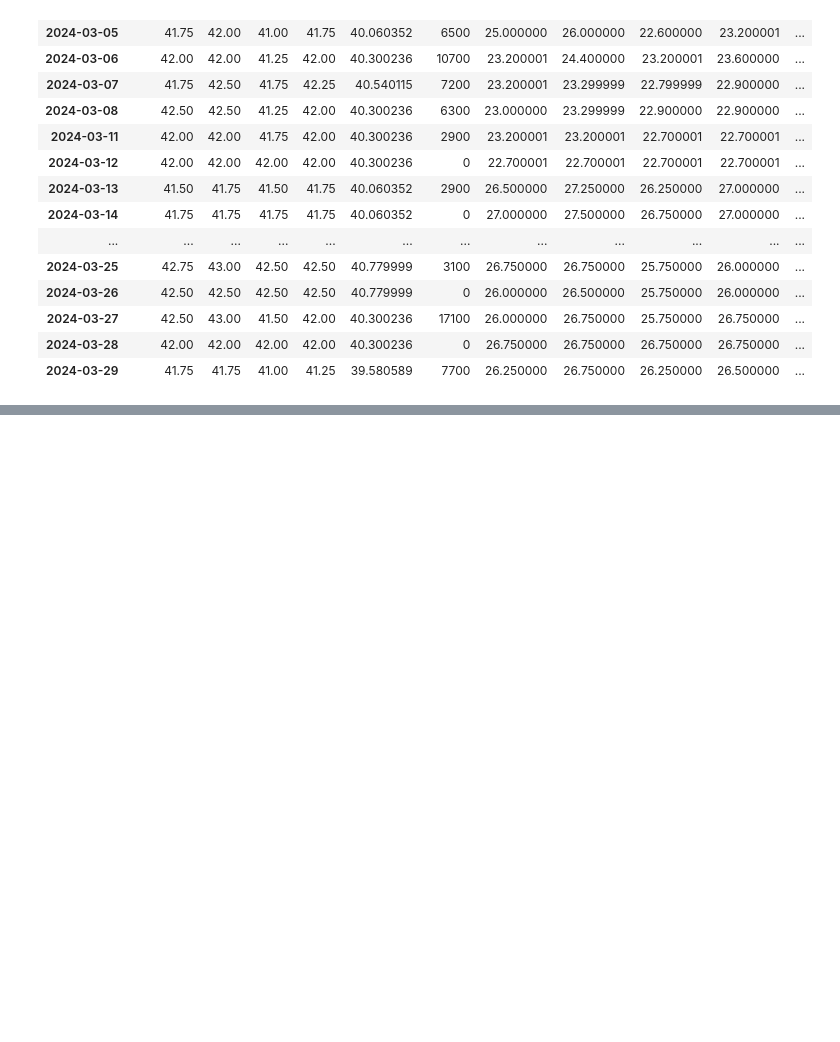
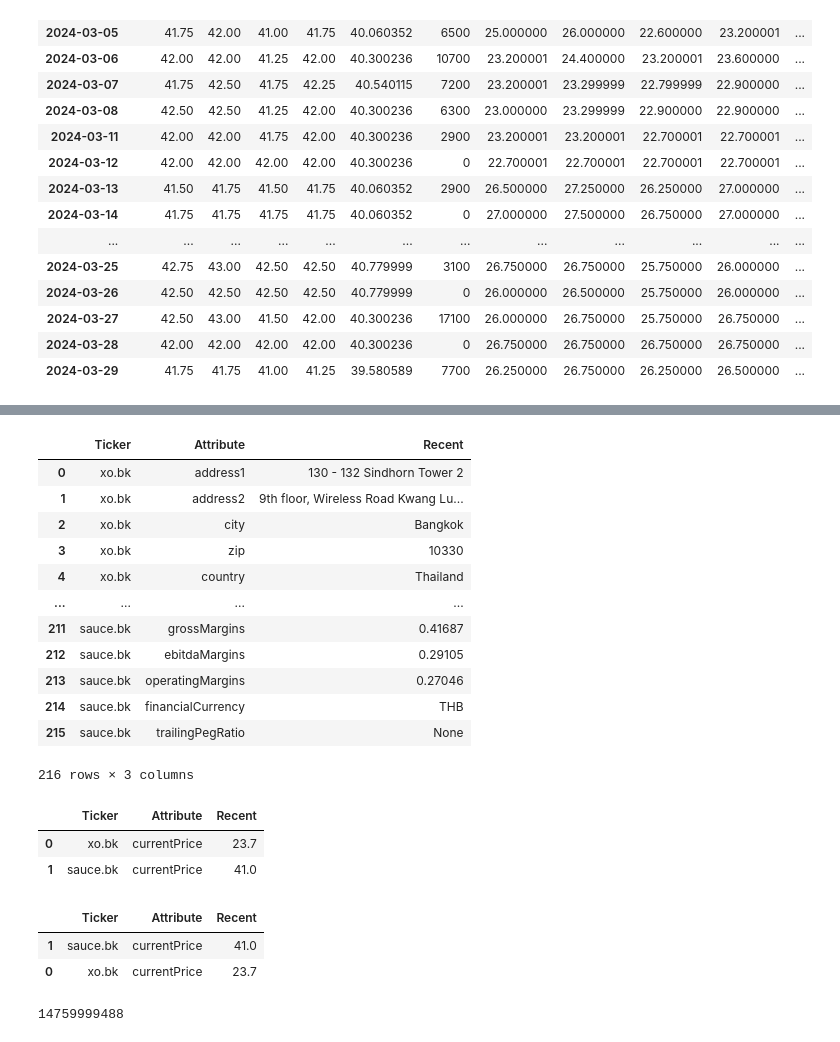
Before and after one commit to NarasetS/StockTH_MagicFormula, a Jupyter notebook: Untitled-1.ipynb, the cells around one changed output, grey strips where cells are left out. Saved outputs shown, nothing was run; the diff lists cells and outputs as text; code cells hidden in the pictures; blank space fills up the shorter version.

```diff
--- a/Untitled-1.ipynb
+++ b/Untitled-1.ipynb
@@ -77,0 +206,39 @@ AttributeError: 'Ticker' object has no attribute 'sum'
+# %%
+del combined_data["level_1"] # clean up unnecessary column
+combined_data.columns = ["Ticker", "Attribute", "Recent"] # update column names
+
+combined_data
+# %% [output]
+|  | Ticker | Attribute | Recent |
+| 0 | xo.bk | address1 | 130 - 132 Sindhorn Tower 2 |
+| 1 | xo.bk | address2 | 9th floor, Wireless Road Kwang Lu... |
+| 2 | xo.bk | city | Bangkok |
+| 3 | xo.bk | zip | 10330 |
+| 4 | xo.bk | country | Thailand |
+| ... | ... | ... | ... |
+| 211 | sauce.bk | grossMargins | 0.41687 |
+| 212 | sauce.bk | ebitdaMargins | 0.29105 |
+| 213 | sauce.bk | operatingMargins | 0.27046 |
+| 214 | sauce.bk | financialCurrency | THB |
+| 215 | sauce.bk | trailingPegRatio | None |
+216 rows × 3 columns
+# %%
+currentprice = combined_data[combined_data["Attribute"]=="currentPrice"].reset_index()
+del currentprice["index"] # clean up unnecessary column
+
+currentprice
+# %% [output]
+|  | Ticker | Attribute | Recent |
+| 0 | xo.bk | currentPrice | 23.7 |
+| 1 | sauce.bk | currentPrice | 41.0 |
+# %%
+currentprice_sorted = currentprice.sort_values('Recent',ascending=False)
+currentprice_sorted
+# %% [output]
+|  | Ticker | Attribute | Recent |
+| 1 | sauce.bk | currentPrice | 41.0 |
+| 0 | xo.bk | currentPrice | 23.7 |
+# %%
+data.info['marketCap']
+# %% [output]
+14759999488
```
Also changed, not shown: parts of 9 cells of this notebook.
